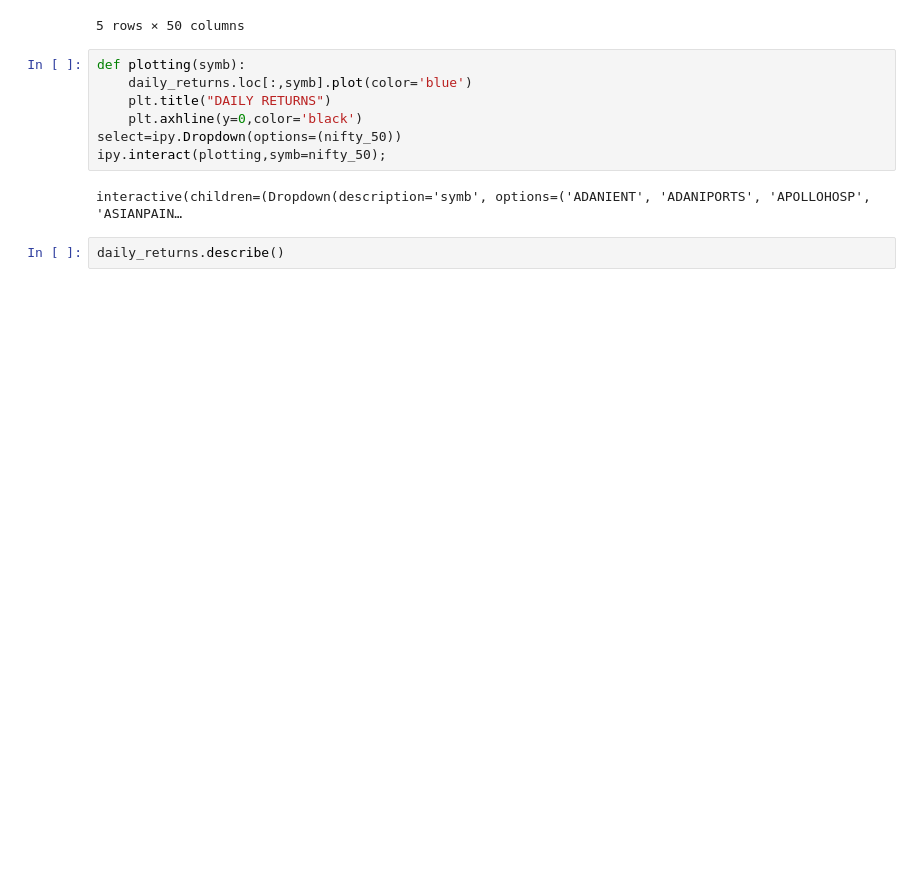
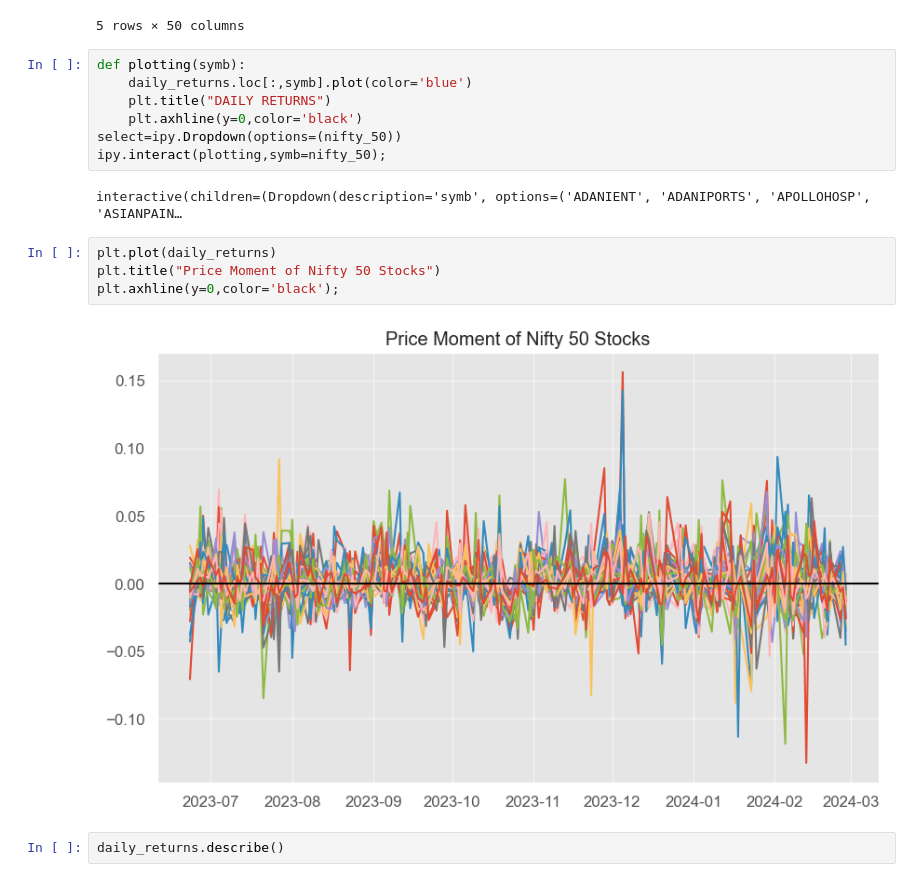
Before and after one commit to Ayush-sacri/Stock-Analysis, a Jupyter notebook: Stock-Analysis.ipynb, the cells around one changed output. Cells and saved outputs as stored; diff of their text form; blank space fills up the shorter version.

```diff
--- a/Stock-Analysis.ipynb
+++ b/Stock-Analysis.ipynb
@@ -130,6 +157,12 @@ select=ipy.Dropdown(options=(nifty_50))
 ipy.interact(plotting,symb=nifty_50);
 # %% [output]
 interactive(children=(Dropdown(description='symb', options=('ADANIENT', 'ADANIPORTS', 'APOLLOHOSP', 'ASIANPAIN…
+# %%
+plt.plot(daily_returns)
+plt.title("Price Moment of Nifty 50 Stocks")
+plt.axhline(y=0,color='black');
+# %% [output]
+[figure, added]
 # %%
 daily_returns.describe()
 # %% [output]
```
Also changed, not shown: parts of 5 cells of this notebook.
